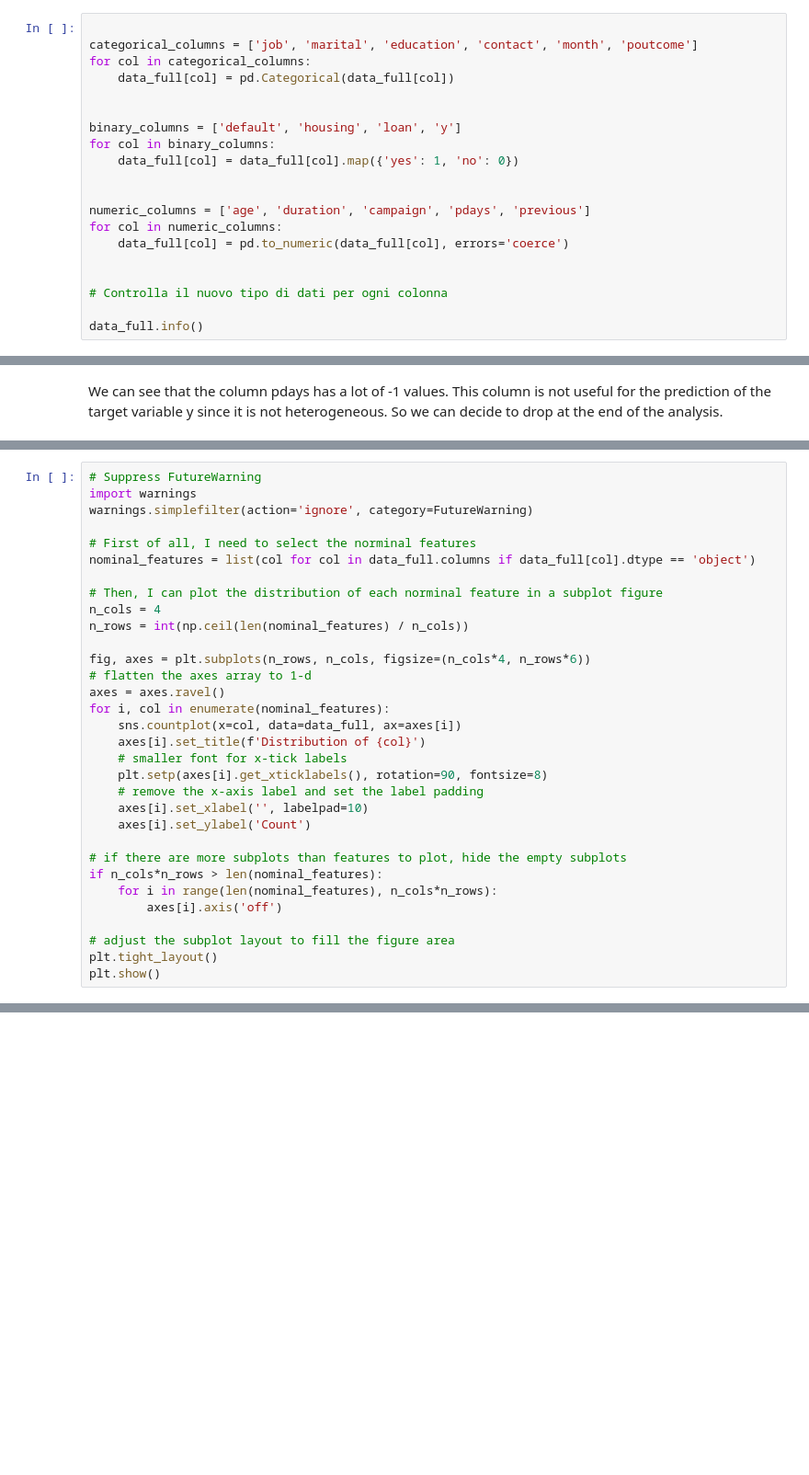
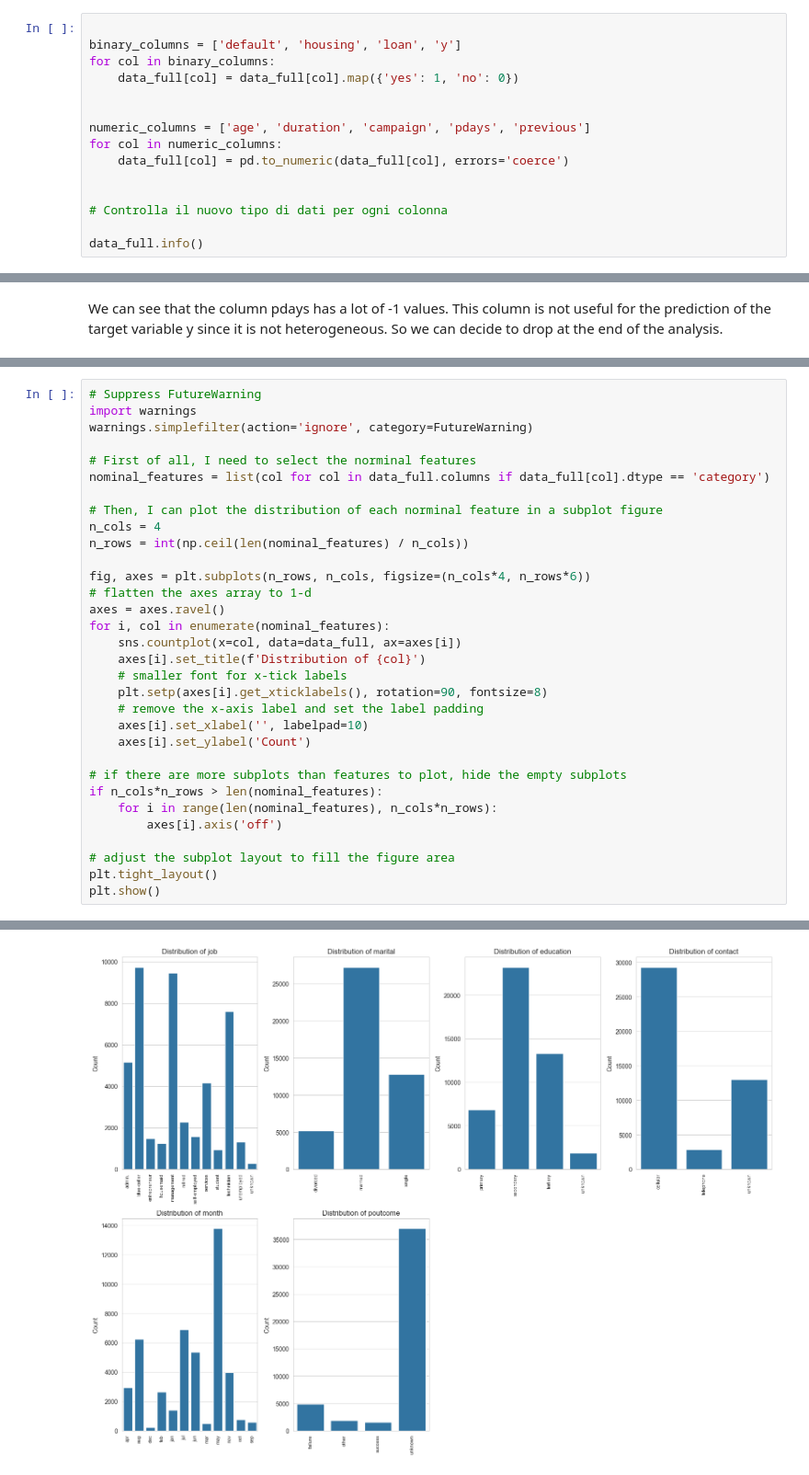
Before and after one commit to Steeve3/ML-model, a Jupyter notebook: notebooks/bank_notebook.ipynb, the cells around one changed output, grey strips where cells are left out. Shown at 92% size. Cells and saved outputs as stored; diff of their text form; blank space fills up the shorter version.

```diff
--- a/notebooks/bank_notebook.ipynb
+++ b/notebooks/bank_notebook.ipynb
@@ -86,11 +90,6 @@ There are no NaN values in the dataset.
 # %% [markdown]
 Some columns need to be converted because they are not of the correct type.
 # %%
-
-categorical_columns = ['job', 'marital', 'education', 'contact', 'month', 'poutcome']
-for col in categorical_columns:
-    data_full[col] = pd.Categorical(data_full[col])
-
 
 binary_columns = ['default', 'housing', 'loan', 'y']
 for col in binary_columns:
@@ -188,7 +189,7 @@ import warnings
 warnings.simplefilter(action='ignore', category=FutureWarning)
 
 # First of all, I need to select the norminal features
-nominal_features = list(col for col in data_full.columns if data_full[col].dtype == 'object')
+nominal_features = list(col for col in data_full.columns if data_full[col].dtype == 'category')
 
 # Then, I can plot the distribution of each norminal feature in a subplot figure
 n_cols = 4
@@ -219,0 +219 @@ ValueError: Number of rows must be a positive integer, not 0
+[figure, added]
```
Also changed, not shown: parts of 10 cells of this notebook.
